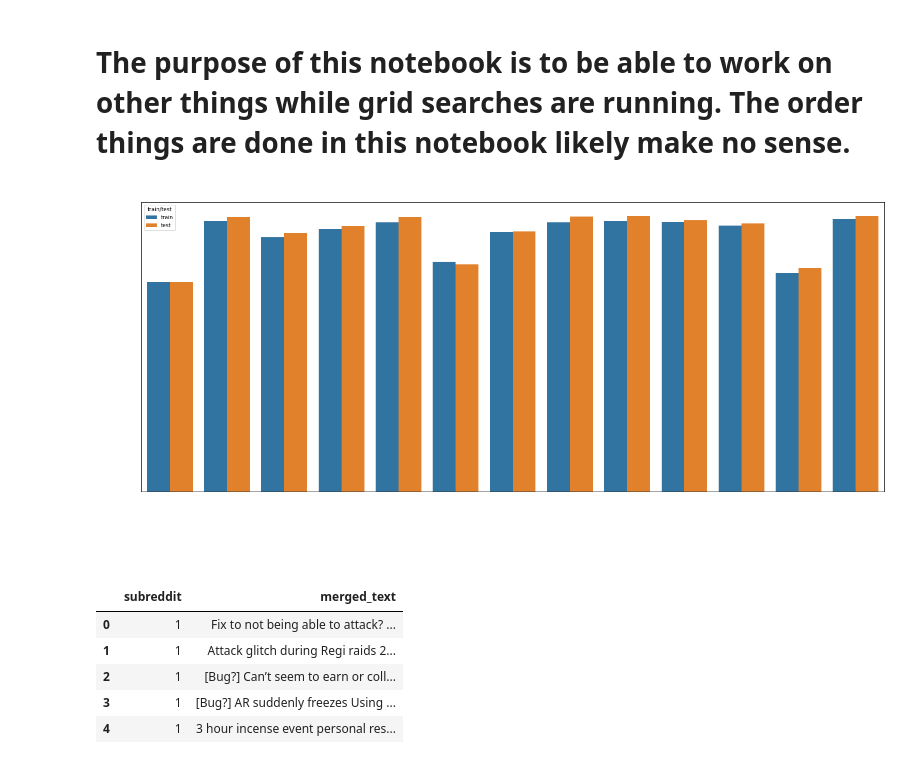
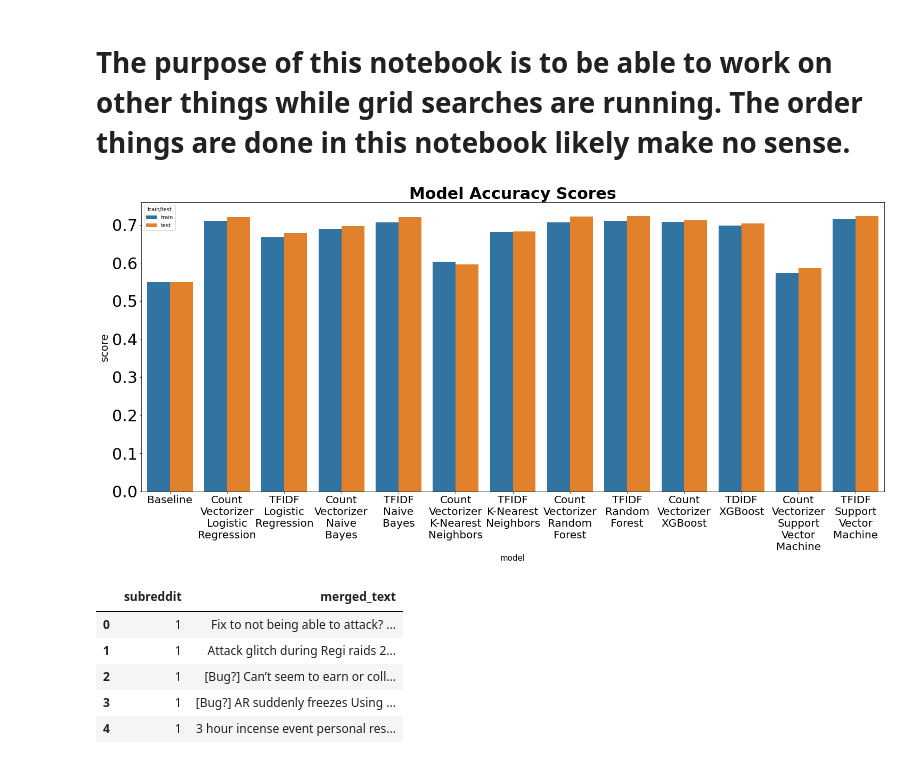
Before and after one commit to jesseptao/silph-v-pogo, a Jupyter notebook: code/Work_Space_During_Grid_Search.ipynb, the cells around one changed output. Drawn from its saved outputs; the diff is of its cells as text; code cells hidden in the pictures.

```diff
--- a/code/Work_Space_During_Grid_Search.ipynb
+++ b/code/Work_Space_During_Grid_Search.ipynb
@@ -48,17 +48,17 @@ model_score = pd.DataFrame({'model': ['Baseline', 'Count Vectorizer Logistic Reg
 # %%
 # create bar chart from our dataframe
 max_width = 10
 plt.figure(figsize = (25, 10))
 plt.title('Model Accuracy Scores', fontsize = 30, fontweight = 'bold')
 ax = sns.barplot(y = model_score['score'], x = model_score['model'], hue = model_score['train/test'])
 ax.set_xticklabels(textwrap.fill(x.get_text(), max_width) for x in ax.get_xticklabels())
 ax.yaxis.set_tick_params(labelsize = 30)
 ax.xaxis.set_tick_params(labelsize = 20)
-ax.set_ylabel('score', fontsize = 20, color = 'white')
-ax.set_xlabel('model', fontsize = 15, color = 'white')
+ax.set_ylabel('score', fontsize = 20)
+ax.set_xlabel('model', fontsize = 15)
 plt.savefig('../images/accuracy_scores.png');
 # %% [output]
-[figure, old version]
+[figure, new version]
 # %%
 # import dataset
 
```
Also changed, not shown: 1 other file.
